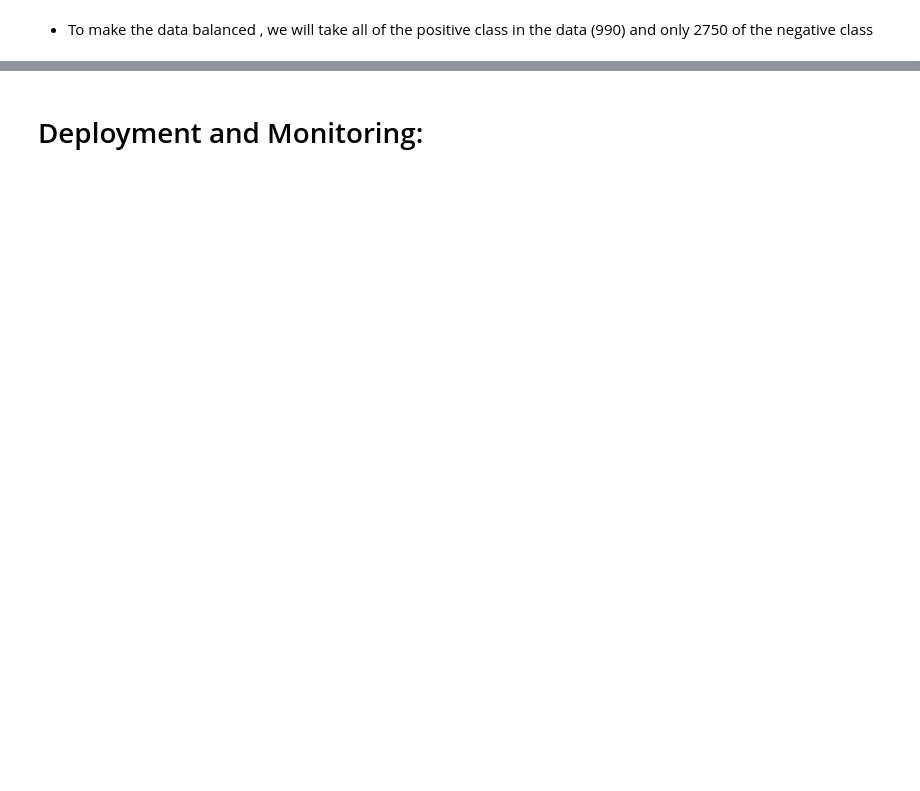
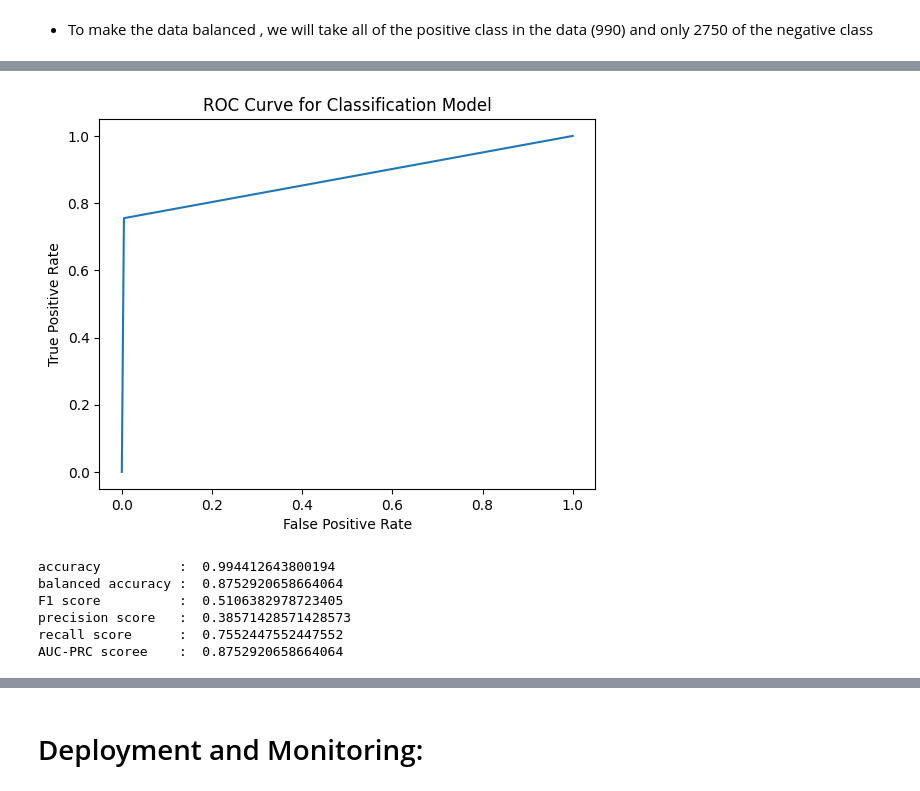
Before and after one commit to Omar-Elhakim/Fraud-detection-AI-model, a Jupyter notebook: FraudDetection-AI-model.ipynb, the cells around one changed output, grey strips where cells are left out. Drawn from its saved outputs; the diff is of its cells as text; code cells hidden in the pictures; blank space fills up the shorter version.

```diff
--- a/FraudDetection-AI-model.ipynb
+++ b/FraudDetection-AI-model.ipynb
@@ -172,0 +192,28 @@ balanced_y_train = np.concatenate(
+# %%
+fpr, tpr, thresholds = roc_curve(y_test, y_pred_rf)
+plt.plot(fpr, tpr, label='ROC Curve')
+plt.xlabel('False Positive Rate')
+plt.ylabel('True Positive Rate')
+plt.title('ROC Curve for Classification Model')
+plt.show()
+auc_prc = roc_auc_score(y_test, y_pred_rf)
+# %% [output]
+[figure, added]
+# %%
+balanced_accuracy=balanced_accuracy_score(y_test,y_pred_rf)
+accuracy=accuracy_score(y_test,y_pred_rf)
+f1 = f1_score(y_test, y_pred_rf)
+
+print("accuracy          : " ,accuracy)
+print("balanced accuracy : " ,balanced_accuracy)
+print("F1 score          : ", f1)
+print("precision score   : ", p_score)
+print("recall score      : ", r_score)
+print("AUC-PRC scoree    : ", auc_prc)
+# %% [output]
+accuracy          :  0.994412643800194
+balanced accuracy :  0.8752920658664064
+F1 score          :  0.5106382978723405
+precision score   :  0.38571428571428573
+recall score      :  0.7552447552447552
+AUC-PRC scoree    :  0.8752920658664064
```
Also changed, not shown: parts of 68 cells of this notebook.
